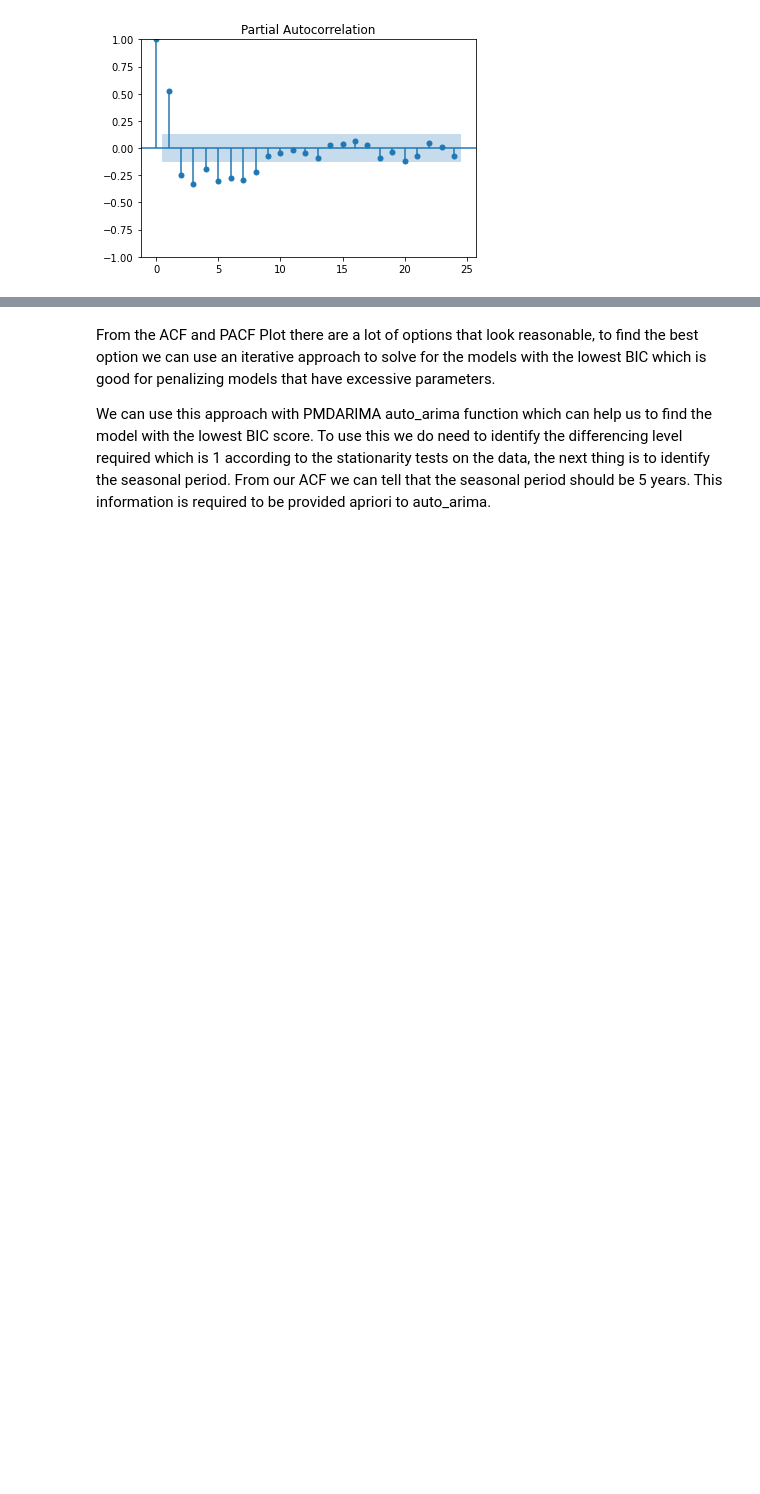
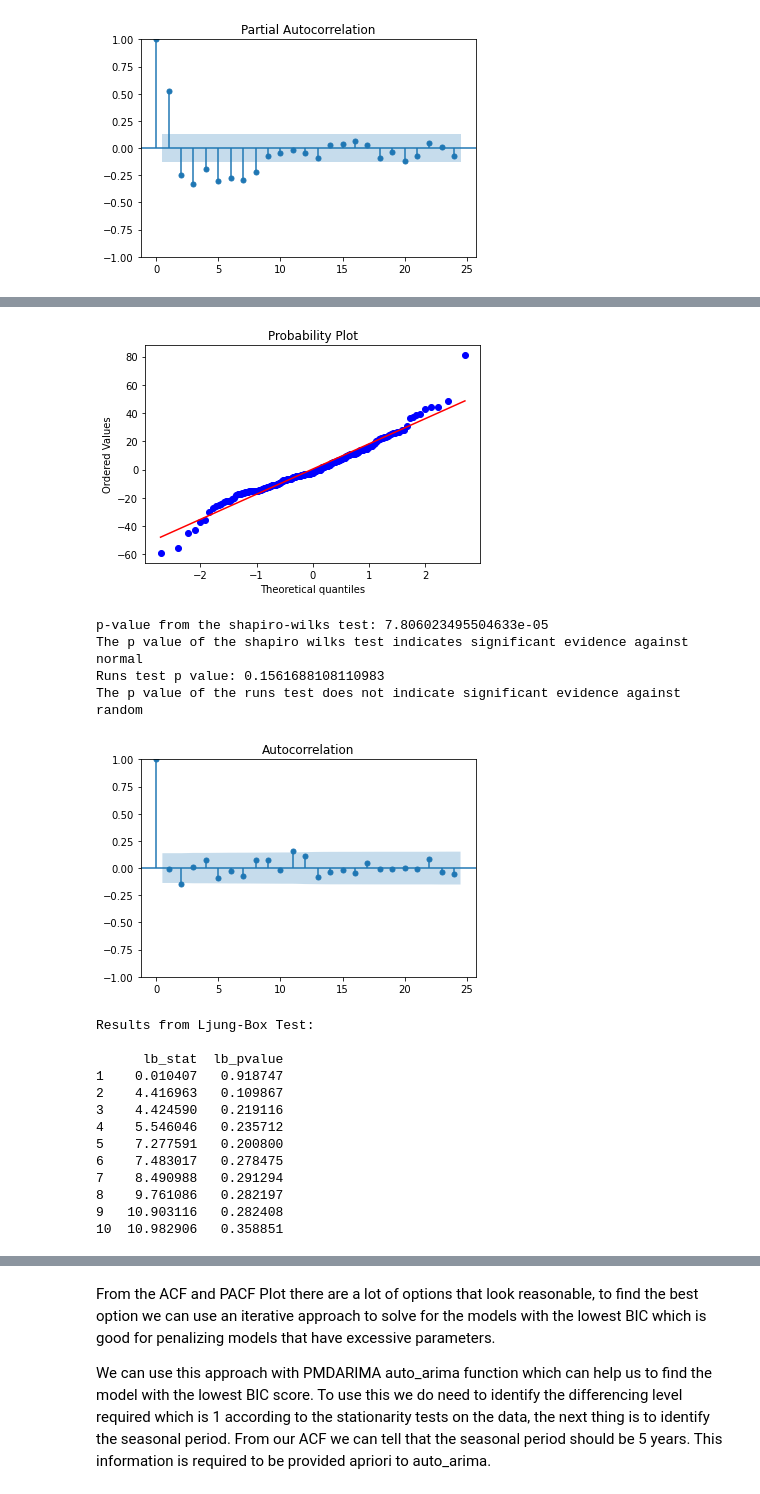
Before and after one commit to josh-grou/Final-Project, a Jupyter notebook: Final_Project.ipynb, the cells around one changed output, grey strips where cells are left out. Cells and saved outputs as stored; diff of their text form; code cells hidden in the pictures; blank space fills up the shorter version.

Commit message:
SARIMA Updates

```diff
--- a/Final_Project.ipynb
+++ b/Final_Project.ipynb
@@ -475,0 +485,10 @@ plt.show()
+# %%
+yearly_spots = yearly_spots.reset_index(drop=True)
+yearly_spots_train = yearly_spots.iloc[:-30]
+yearly_spots_test = yearly_spots.iloc[-30:]
+
+model_pmd = sm.tsa.SARIMAX(yearly_spots_train, order=(3,1,1), seasonal_order=(0,1,3,5), simple_differencing=False)
+res_pmd = model_pmd.fit()
+
+print(res_pmd.summary())
+resid_pmd = res_pmd.resid
@@ -475,0 +513,22 @@ plt.show()
+# %%
+evaluate_residuals(resid_pmd)
+# %% [output]
+[figure, added]
+p-value from the shapiro-wilks test: 7.806023495504633e-05
+The p value of the shapiro wilks test indicates significant evidence against normal
+Runs test p value: 0.1561688108110983
+The p value of the runs test does not indicate significant evidence against random
+[figure, added]
+Results from Ljung-Box Test:
+
+      lb_stat  lb_pvalue
+1    0.010407   0.918747
+2    4.416963   0.109867
+3    4.424590   0.219116
+4    5.546046   0.235712
+5    7.277591   0.200800
+6    7.483017   0.278475
+7    8.490988   0.291294
+8    9.761086   0.282197
+9   10.903116   0.282408
+10  10.982906   0.358851
```
Also changed, not shown: parts of 18 cells of this notebook.
